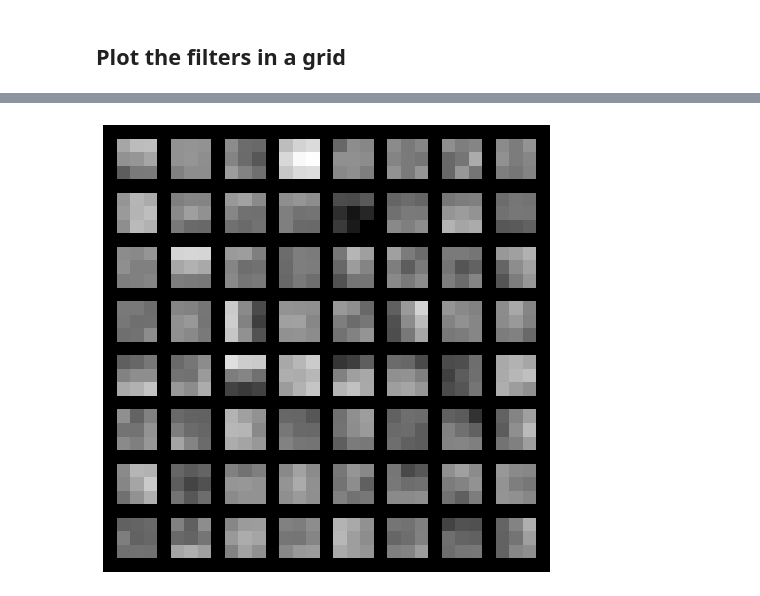
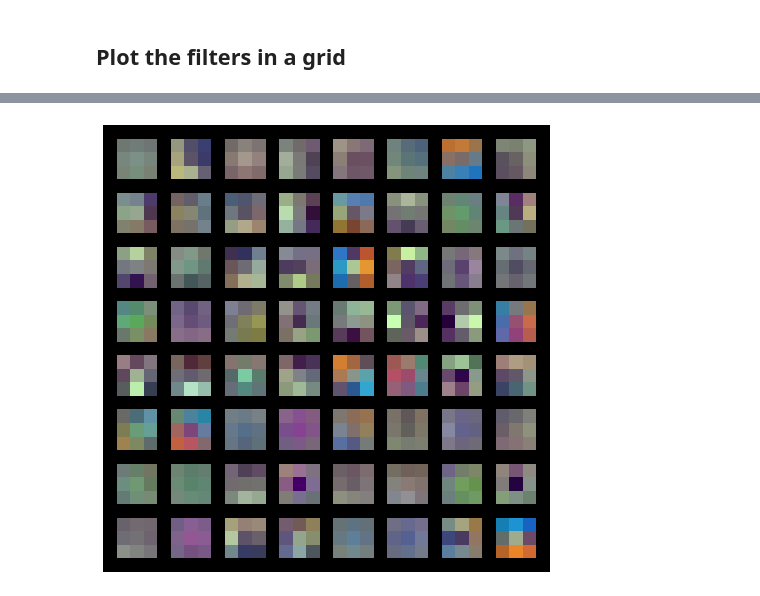
Before and after one commit to HarshSulakhe/visualize-convnets, a Jupyter notebook: visualize_filters.ipynb, the cells around one changed output, grey strips where cells are left out. Cells and saved outputs as stored; diff of their text form; code cells hidden in the pictures.

```diff
--- a/visualize_filters.ipynb
+++ b/visualize_filters.ipynb
@@ -80,23 +80,24 @@ plt.show()
 # %%
  def visTensor(tensor, ch=0, allkernels=False, nrow=8, padding=1):
     n,c,w,h = tensor.shape
 
     if allkernels: tensor = tensor.view(n*c, -1, w, h)
     elif c != 3: tensor = tensor[:,ch,:,:].unsqueeze(dim=1)
 
     rows = np.min((tensor.shape[0] // nrow + 1, 64))
     grid = utils.make_grid(tensor, nrow=nrow, normalize=True, padding=padding)
     plt.figure( figsize=(nrow,rows) )
     plt.imshow(grid.detach().cpu().numpy().transpose((1, 2, 0)))
 
 
 
-layer = 1
+layer = list(vgg.features.modules())[1]
+weights = layer.weight
 # filter = model.features[layer].weight.data.clone()
 visTensor(weights, ch=0, allkernels=False)
 
 plt.axis('off')
 plt.ioff()
 plt.show()
 # %% [output]
-[figure, old version]
+[figure, new version]
```
Also changed, not shown: parts of 1 cell of this notebook, 2 other files.
